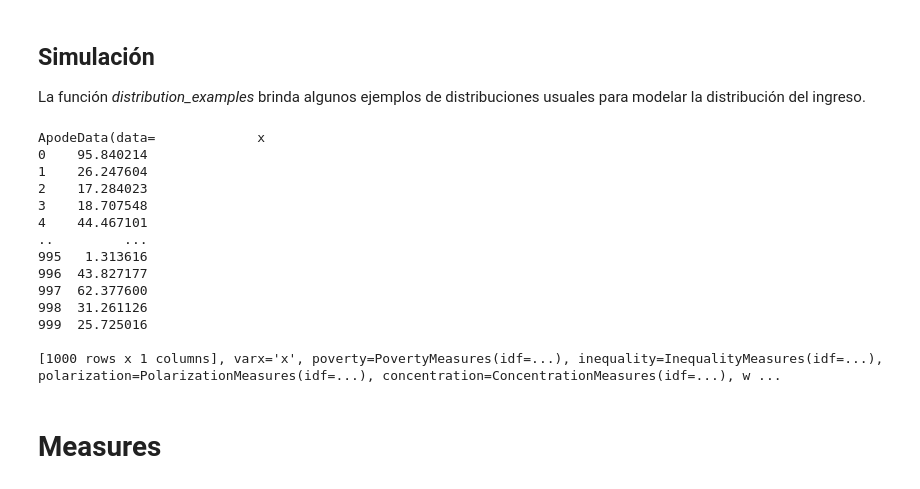
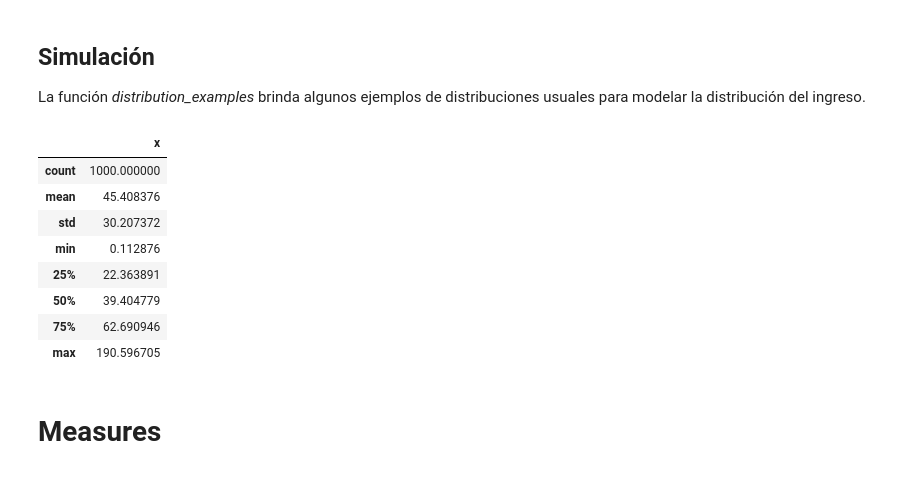
Before and after one commit to ngrion/apode, a Jupyter notebook: apode/doc/Tutorial.ipynb, the cells around one changed output. Saved outputs shown, nothing was run; the diff lists cells and outputs as text; code cells hidden in the pictures.

```diff
--- a/apode/doc/Tutorial.ipynb
+++ b/apode/doc/Tutorial.ipynb
@@ -85,36 +85,20 @@ The Luxembourg Income Study Database (LIS) is the largest available income datab
 La función *distribution_examples* brinda algunos ejemplos de distribuciones usuales para modelar la distribución del ingreso.
 # %%
 # Generar datos
+# list1 = ['uniform','lognormal','exponential','pareto','chisquare','gamma','weibull']
+# list2 = ['constant',linear','squared','extreme','unimodal','bimodal']
+
 n = 1000 # observaciones
-#j_d = 6  # elegir distribción
-#rg = np.random.default_rng(12345)
-# listd ['uniform','lognormal','exponential','pareto','chisquare','gamma','weibull']
-#fdistr = listd[j_d]
-
-#df2 = distribution_examples(rg,fdistr,n)
 seed = 12345
 dr2 = make_weibull(seed=seed,size=n)
-
-# Crear objeto (sin agrupamiento)
-#dr2 = ApodeData(df2,varx="x")
-
-# Graficar distribución
-#sns.distplot(df2).set_title(fdistr)
-#plt.show()
+dr2.describe()
+# %% [output]
+|  | x |
+| count | 1000.000000 |
+| mean | 45.408376 |
+| std | 30.207372 |
+| min | 0.112876 |
+| 25% | 22.363891 |
+| 50% | 39.404779 |
+| 75% | 62.690946 |
+| max | 190.596705 |
-# %%
-df2
-# %% [output]
-ApodeData(data=             x
-0    95.840214
-1    26.247604
-2    17.284023
-3    18.707548
-4    44.467101
-..         ...
-995   1.313616
-996  43.827177
-997  62.377600
-998  31.261126
-999  25.725016
-
-[1000 rows x 1 columns], varx='x', poverty=PovertyMeasures(idf=...), inequality=InequalityMeasures(idf=...), polarization=PolarizationMeasures(idf=...), concentration=ConcentrationMeasures(idf=...), w ...
```
Also changed, not shown: parts of 2 cells of this notebook, 1 other file.
